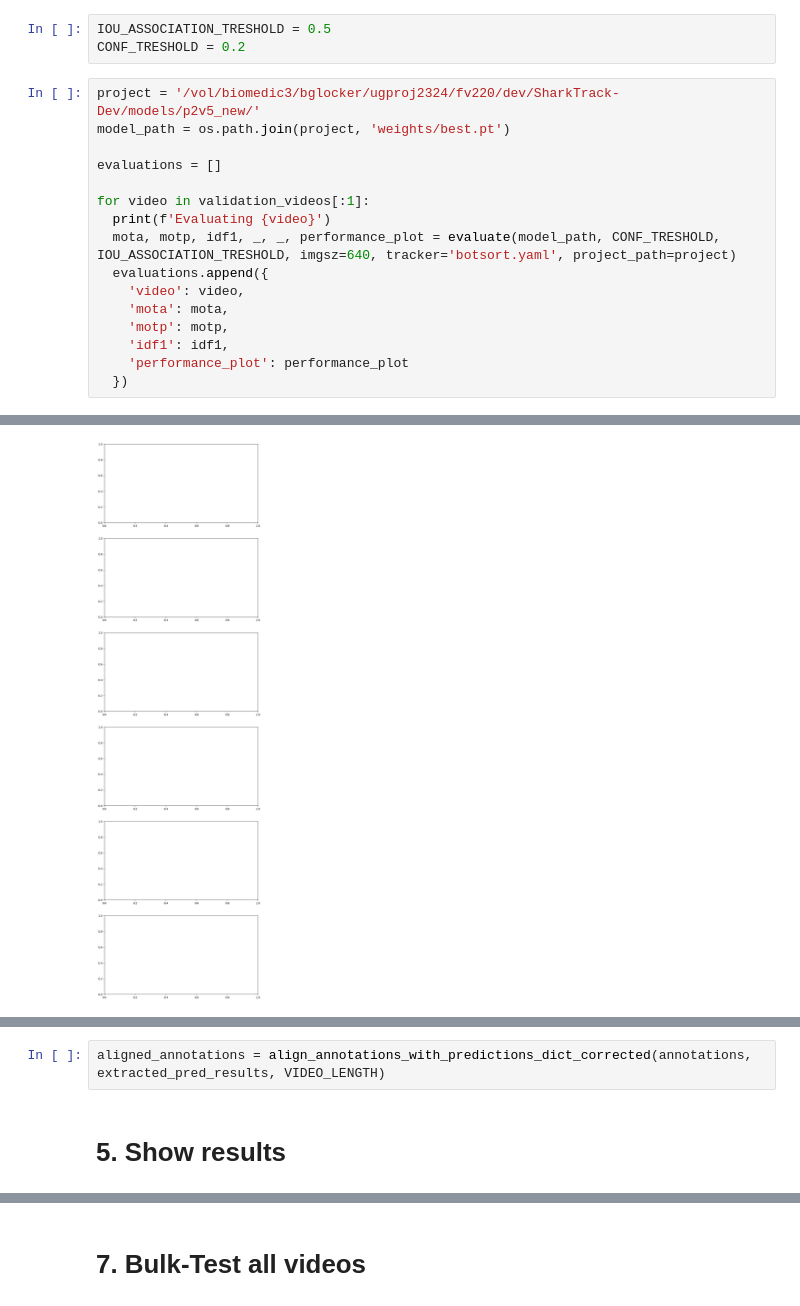
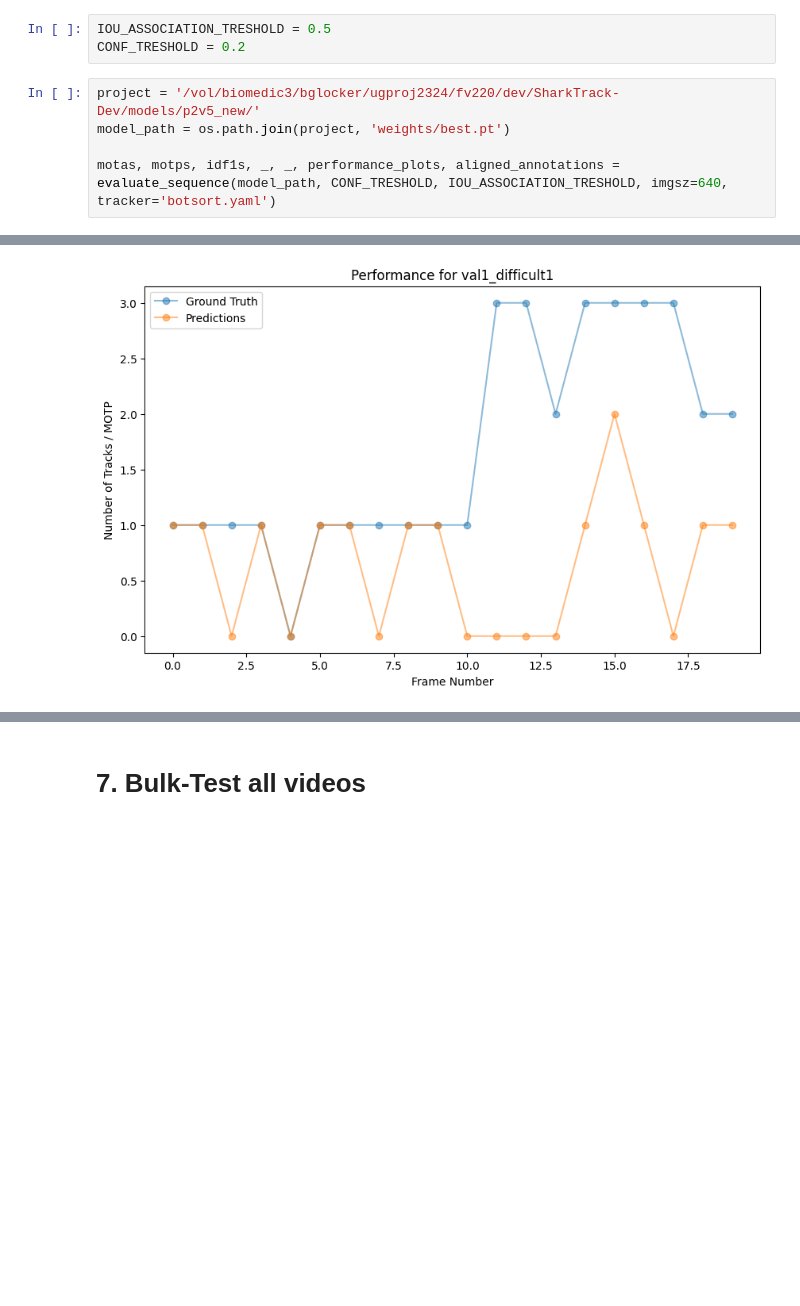
Before and after one commit to filippovarini/SharkTrack-Dev, a Jupyter notebook: evaluation/evaluate_tracking.ipynb, the cells around one changed output, grey strips where cells are left out. Saved outputs shown, nothing was run; the diff lists cells and outputs as text; blank space fills up the shorter version.

Commit message:
evaluate frames

```diff
--- a/evaluation/evaluate_tracking.ipynb
+++ b/evaluation/evaluate_tracking.ipynb
@@ -38,17 +18,6 @@ CONF_TRESHOLD = 0.2
 project = '/vol/biomedic3/bglocker/ugproj2324/fv220/dev/SharkTrack-Dev/models/p2v5_new/'
 model_path = os.path.join(project, 'weights/best.pt')
 
-evaluations = []
-
-for video in validation_videos[:1]:
-  print(f'Evaluating {video}')
-  mota, motp, idf1, _, _, performance_plot = evaluate(model_path, CONF_TRESHOLD, IOU_ASSOCIATION_TRESHOLD, imgsz=640, tracker='botsort.yaml', project_path=project)
-  evaluations.append({
-    'video': video,
-    'mota': mota,
-    'motp': motp,
-    'idf1': idf1,
-    'performance_plot': performance_plot
-  })
+motas, motps, idf1s, _, _, performance_plots, aligned_annotations = evaluate_sequence(model_path, CONF_TRESHOLD, IOU_ASSOCIATION_TRESHOLD, imgsz=640, tracker='botsort.yaml')
 # %% [output]
 Evaluating val1_difficult1
@@ -71 +28 @@ easy2 - MOTA: 0.94, MOTP: 0.82, IDF1: 0.97
-[figure, old version]
+[figure, new version]
@@ -78,4 +28,0 @@ easy2 - MOTA: 0.94, MOTP: 0.82, IDF1: 0.97
-# %%
-aligned_annotations = align_annotations_with_predictions_dict_corrected(annotations, extracted_pred_results, VIDEO_LENGTH)
-# %% [markdown]
-# 5. Show results
```
Also changed, not shown: parts of 9 cells of this notebook, 4 other files.
